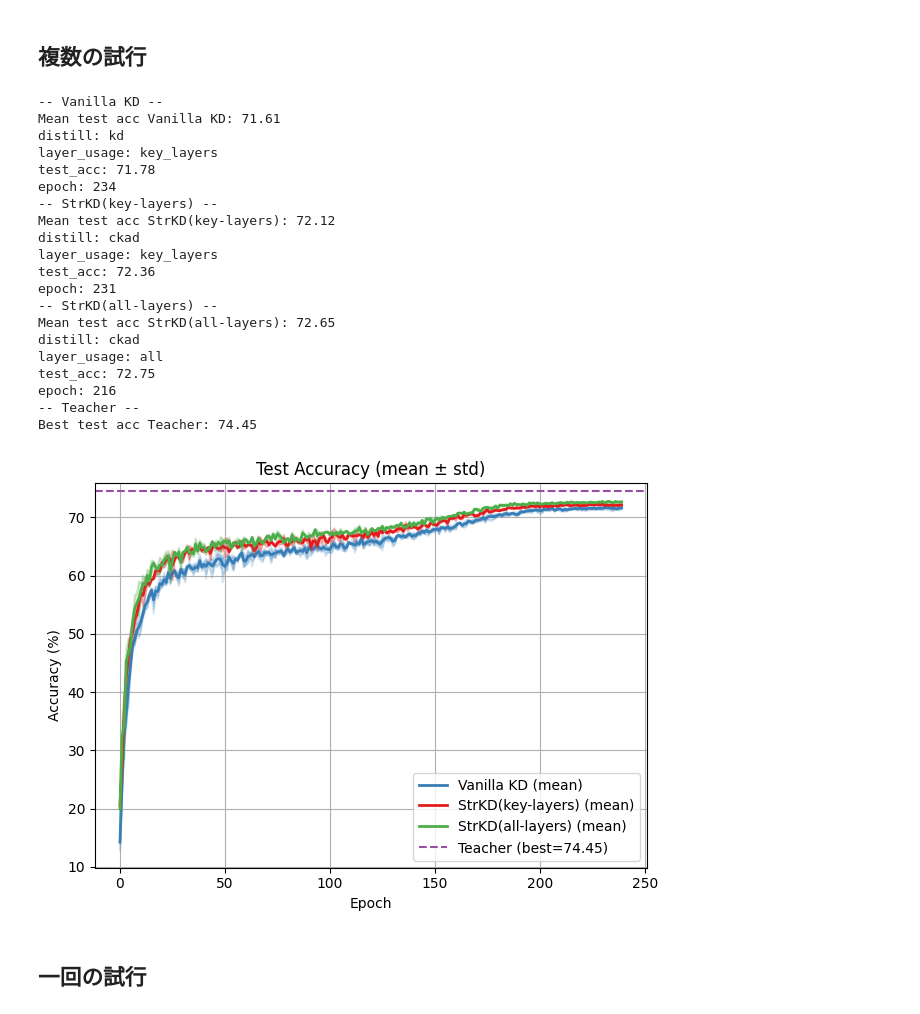
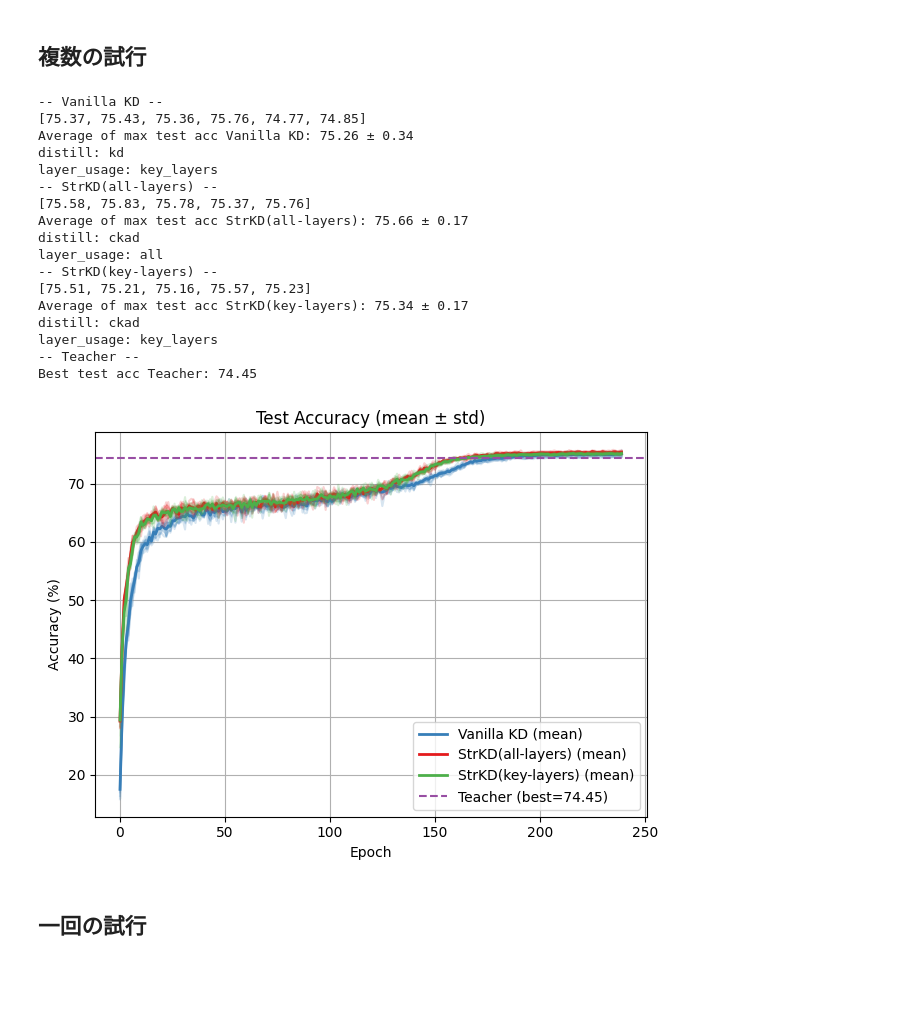
Before and after one commit to Komatsunabok/strkd0928, a Jupyter notebook: visualize/viz_acc.ipynb, the cells around one changed output. Drawn from its saved outputs; the diff is of its cells as text; code cells hidden in the pictures; blank space fills up the shorter version.

```diff
--- a/visualize/viz_acc.ipynb
+++ b/visualize/viz_acc.ipynb
@@ -101,10 +163,11 @@ for idx, (label, paths) in enumerate(files.items()):
     print("--", label, "--")
 
     acc_test_list = []
+    acc_test_max_list = []
 
     root = root_students if label != "Teacher" else root_teacher
 
-    # --- Teacherの場合 ---
+    # --- Teacherモデル ---
     if label == "Teacher":
         json_path = os.path.join(root_teacher, paths[0], "test_best_metrics.json")
         with open(json_path, "r") as f:
@@ -123,59 +186,59 @@ for idx, (label, paths) in enumerate(files.items()):
 
         acc_test = load_data(full_path, "test")
         acc_test_list.append(acc_test)
+        acc_test_max_list.append(max(acc_test))
         plt.plot(acc_test, color=col[idx], alpha=0.2)  # 各runを薄く描く
+
+    # 各モデルの精度の最高値の平均
+    print(acc_test_max_list)
+    print(f"Average of max test acc {label}: {np.mean(acc_test_max_list):.2f} ± {np.std(acc_test_max_list):.2f}")
 
     # 各エポックの平均・標準偏差
     min_len = min(len(a) for a in acc_test_list)
     acc_test_list = np.array([a[:min_len] for a in acc_test_list])
     mean_acc = acc_test_list.mean(axis=0)
-    print(f"Mean test acc {label}: {mean_acc[-1]:.2f}")
     std_acc = acc_test_list.std(axis=0)
 
     # 平均＋シャドウ
     plt.plot(mean_acc, label=label + " (mean)", color=col[idx], linewidth=2)
     plt.fill_between(range(len(mean_acc)),
                      mean_acc - std_acc,
                      mean_acc + std_acc,
                      color=col[idx],
                      alpha=0.2)
 
-    if label != "Teacher":
-        json_path = os.path.join(root, paths[0], "parameters.json")
-        show_json_info(json_path, keys=["distill", "layer_usage"])
-        json_path = os.path.join(root, paths[1], "test_best_metrics.json")
-        show_json_info(json_path, keys=["test_acc", "epoch"])
+    json_path = os.path.join(root, paths[0], "parameters.json")
+    show_json_info(json_path, keys=["distill", "layer_usage"])
+    # json_path = os.path.join(root, paths[1], "test_best_metrics.json")
+    # show_json_info(json_path, keys=["test_acc", "epoch"])
 
 
 plt.xlabel("Epoch")
 plt.ylabel("Accuracy (%)")
 plt.title("Test Accuracy (mean ± std)")
 plt.legend()
 plt.grid(True)
 plt.tight_layout()
 plt.show()
 # %% [output]
 -- Vanilla KD --
-Mean test acc Vanilla KD: 71.61
+[75.37, 75.43, 75.36, 75.76, 74.77, 74.85]
+Average of max test acc Vanilla KD: 75.26 ± 0.34
 distill: kd
 layer_usage: key_layers
-test_acc: 71.78
-epoch: 234
+-- StrKD(all-layers) --
+[75.58, 75.83, 75.78, 75.37, 75.76]
+Average of max test acc StrKD(all-layers): 75.66 ± 0.17
+distill: ckad
+layer_usage: all
 -- StrKD(key-layers) --
-Mean test acc StrKD(key-layers): 72.12
+[75.51, 75.21, 75.16, 75.57, 75.23]
+Average of max test acc StrKD(key-layers): 75.34 ± 0.17
 distill: ckad
 layer_usage: key_layers
-test_acc: 72.36
-epoch: 231
--- StrKD(all-layers) --
-Mean test acc StrKD(all-layers): 72.65
-distill: ckad
-layer_usage: all
-test_acc: 72.75
-epoch: 216
 -- Teacher --
 Best test acc Teacher: 74.45
-[figure, old version]
+[figure, new version]
 # %% [markdown]
 ## 一回の試行
 # %%
```
Also changed, not shown: parts of 1 cell of this notebook, 2 other files.
